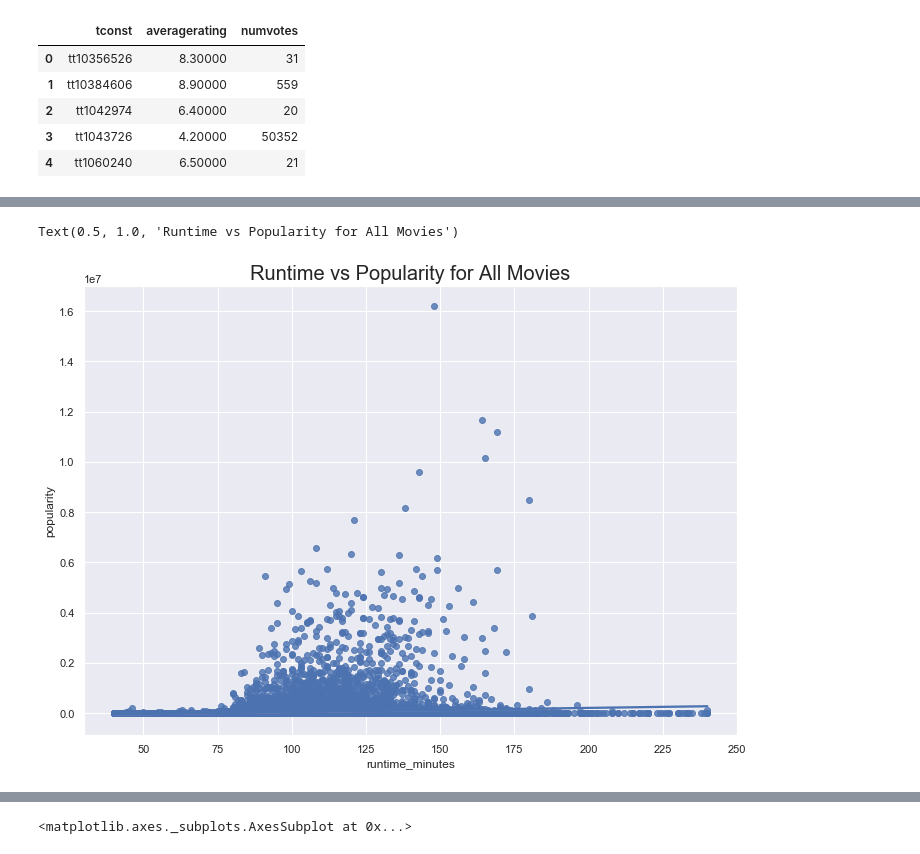
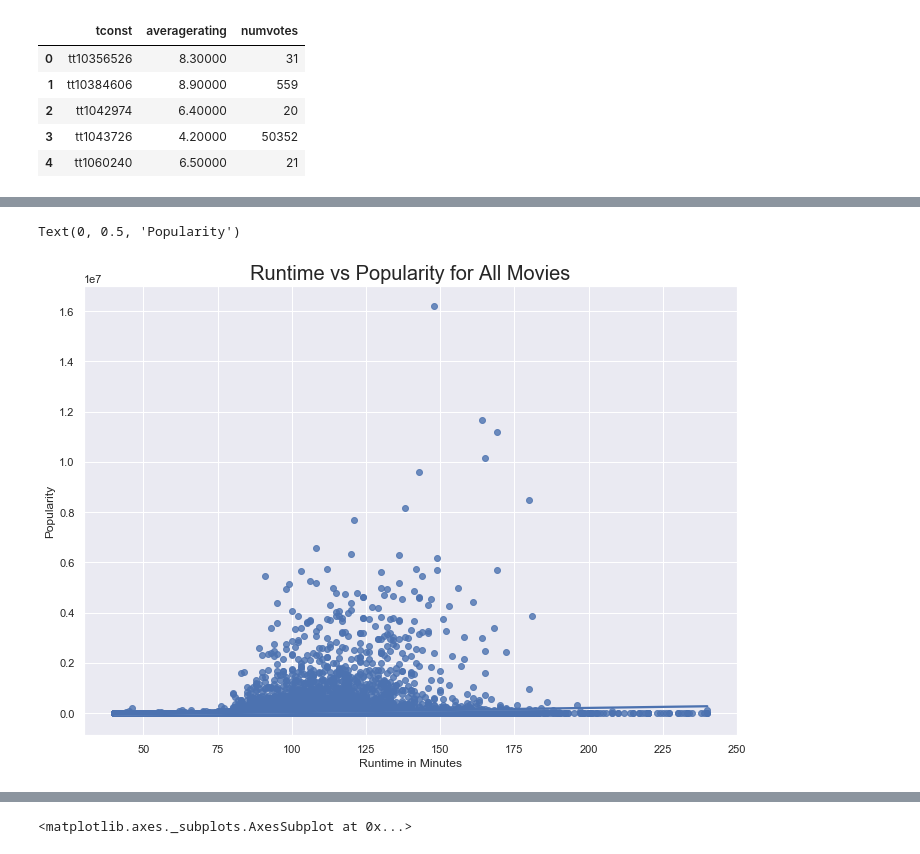
Before and after one commit to lilisbeit/Microsoft-Movies-Project, a Jupyter notebook: Microsoft-Movies-Notebook.ipynb, the cells around one changed output, grey strips where cells are left out. Saved outputs shown, nothing was run; the diff lists cells and outputs as text; code cells hidden in the pictures.

```diff
--- a/Microsoft-Movies-Notebook.ipynb
+++ b/Microsoft-Movies-Notebook.ipynb
@@ -217,0 +217,7 @@ imdb_df.head()
+# %%
+# drop rows with null values for 'genre' or 'runtime'
+# eliminates about 4,000 records
+# but still leaves us over 50,000 movies to analyze
+
+imdb_df.dropna(subset=['genres','runtime_minutes'], inplace=True)
+imdb_df
@@ -254,0 +272,6 @@ memory usage: 3.3+ MB
+# %%
+# create genre_ratings_df for analysis
+genre_ratings_df = imdb_df
+genre_ratings_df.info()
+genre_ratings_df.describe()
+genre_ratings_df.head()
@@ -749,0 +697,5 @@ genre_ratings_df
+# %%
+# create dataframe for runtime analysis
+
+runtime_ratings_df = genre_ratings_df
+runtime_ratings_df
@@ -750,15 +716,14 @@ genre_ratings_df
 # %%
-# drop rows with no runtime
-runtime_ratings_df = genre_ratings_df.dropna(subset=['runtime_minutes'])
-print(len(genre_ratings_df) - len(runtime_ratings_df)) # excludes 3792 movies
+# Let's assume Microsoft wants to make "normal" movies, not short films or bizarrely long sagas
+# drop movies with runtime outside the parameters of a "normal" movie
 
-# a few movies have runtime over 4 hours - drop these
+# a few movies have runtime over 4 hours - drop these (55 movies)
 runtime_ratings_df = runtime_ratings_df.loc[runtime_ratings_df['runtime_minutes'] <= 240]
 
-# some movies have runtime under 40 minutes - drop these
+# some movies have runtime under 40 minutes - drop these (85 movies)
 runtime_ratings_df = runtime_ratings_df.loc[runtime_ratings_df['runtime_minutes'] >= 40]
 
-runtime_ratings_df.info()
+# runtime_ratings_df.info()
 # runtime_ratings_df.describe()
-# runtime_ratings_df.head(50)
+runtime_ratings_df
 # %% [output]
@@ -817,13 +802,15 @@ runtime_adventure_df
 # %%
 #plot runtime vs popularity for all movies
 
 fig = sns.regplot(x="runtime_minutes", y="popularity", data=runtime_ratings_df)
 sns.set(rc={'figure.figsize':(11.7,8.27)})
 fig.set_title('Runtime vs Popularity for All Movies', fontsize=20)
+fig.set_xlabel('Runtime in Minutes')
+fig.set_ylabel('Popularity')
 # fig.set_size_inches(18.5, 10.5, forward=True)
 # %% [output]
-Text(0.5, 1.0, 'Runtime vs Popularity for All Movies')
+Text(0, 0.5, 'Popularity')
-[figure, old version]
+[figure, new version]
 # %%
 #plot runtime vs popularity for action movies
 
```
Also changed, not shown: parts of 113 cells of this notebook.
